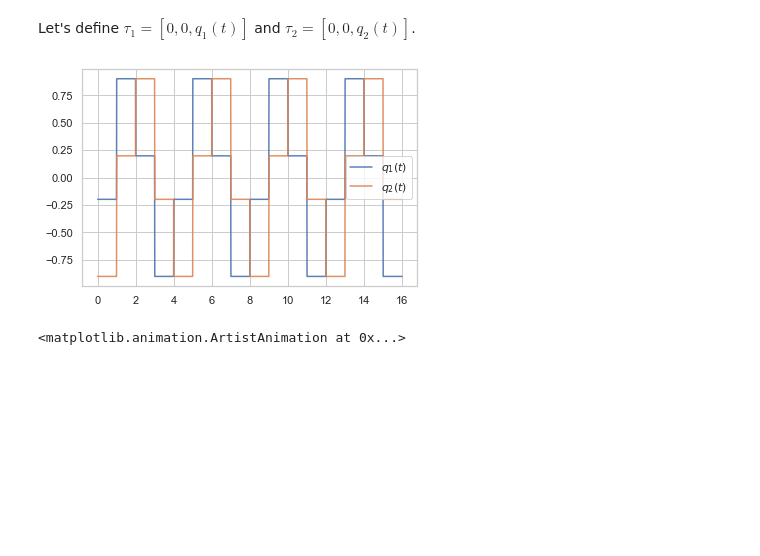
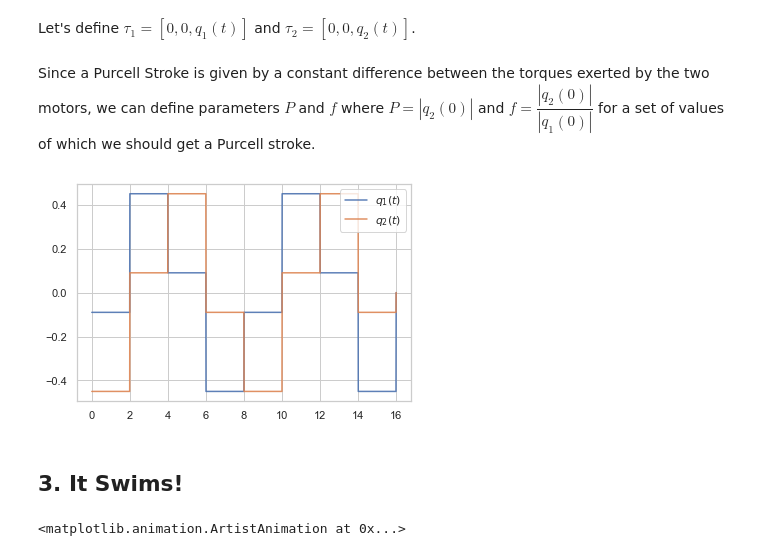
Before and after one commit to shivChitinous/stokes-flow, a Jupyter notebook: purcell_swimmer.ipynb, the cells around one changed output. Drawn from its saved outputs; the diff is of its cells as text; code cells hidden in the pictures; blank space fills up the shorter version.

```diff
--- a/purcell_swimmer.ipynb
+++ b/purcell_swimmer.ipynb
@@ -70,9 +52,17 @@ tau[0,:,-1] = -purcell_stroke(tim,power=P,strokes=4,shift=0.25)+purcell_stroke(t
+# %% [markdown]
+Since a Purcell Stroke is given by a constant difference between the torques exerted by the two motors, we can define parameters $P$ and $f$ where $P = |q_2(0)|$ and $f = \dfrac{|q_2(0)|}{|q_1(0)|}$ for a set of values of which we should get a Purcell stroke.
+# %%
+P = 0.45 #maximum power
+f = 0.2 #fractional torque of the non-rotating arm
+tau = pur.stroke_input(P,f,tim,r,strokes=2)
 # %%
 plt.plot(tim,tau[0,:,-1],'-',alpha=0.9);
 plt.plot(tim,tau[1,:,-1],'-',alpha=0.9);
-plt.legend(["$q_1 (t)$","$q_2 (t)$"]);
+plt.legend(["$q_1 (t)$","$q_2 (t)$"],loc="upper right");
 # %% [output]
-[figure, old version]
+[figure, new version]
+# %% [markdown]
+## 3. It Swims!
 # %%
 R = slts.mesher()
 # %%
```
Also changed, not shown: parts of 17 cells of this notebook.
